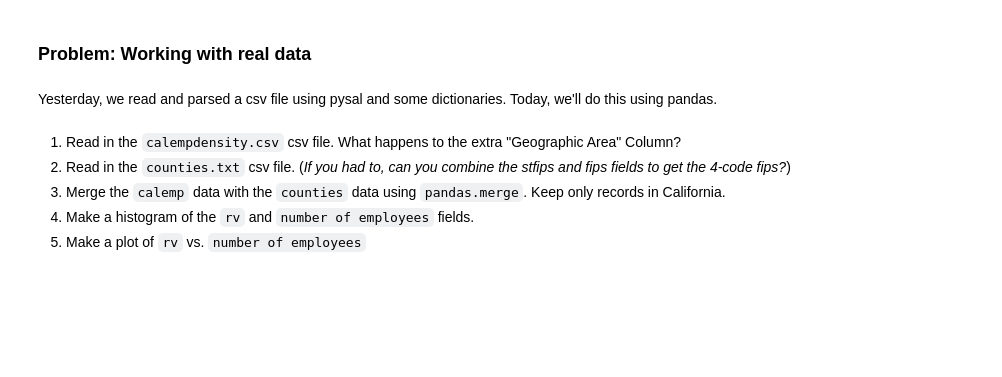
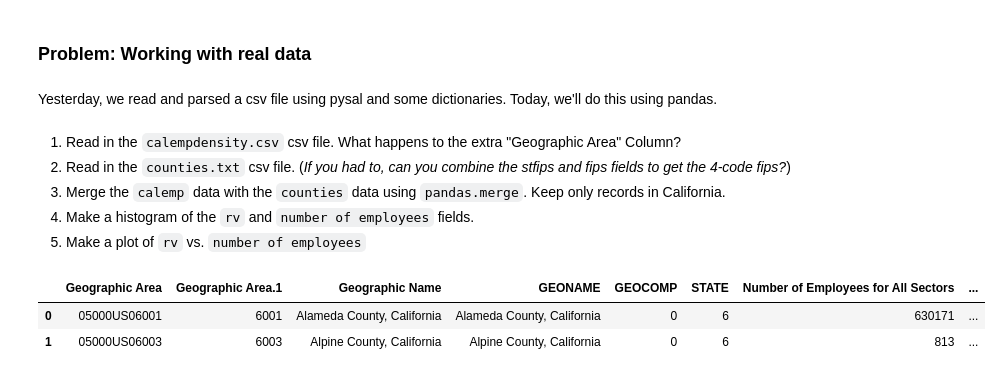
Before and after one commit to ljwolf/tutorials, a Jupyter notebook: intropy1/01.ipynb, the cells around one changed output. Cells and saved outputs as stored; diff of their text form; code cells hidden in the pictures; blank space fills up the shorter version.

```diff
--- a/intropy1/01.ipynb
+++ b/intropy1/01.ipynb
@@ -189,3 +189,9 @@ path = pysal.examples.get_path('calempdensity.csv')
 data = pandas.read_csv(path)
 # %%
 counties = pandas.read_csv('counties.txt')
+# %%
+data.head(2)
+# %% [output]
+|  | Geographic Area | Geographic Area.1 | Geographic Name | GEONAME | GEOCOMP | STATE | Number of Employees for All Sectors | ... |
+| 0 | 05000US06001 | 6001 | Alameda County, California | Alameda County, California | 0 | 6 | 630171 | ... |
+| 1 | 05000US06003 | 6003 | Alpine County, California | Alpine County, California | 0 | 6 | 813 | ... |
```
Also changed, not shown: parts of 4 cells of this notebook, 1 other file.
